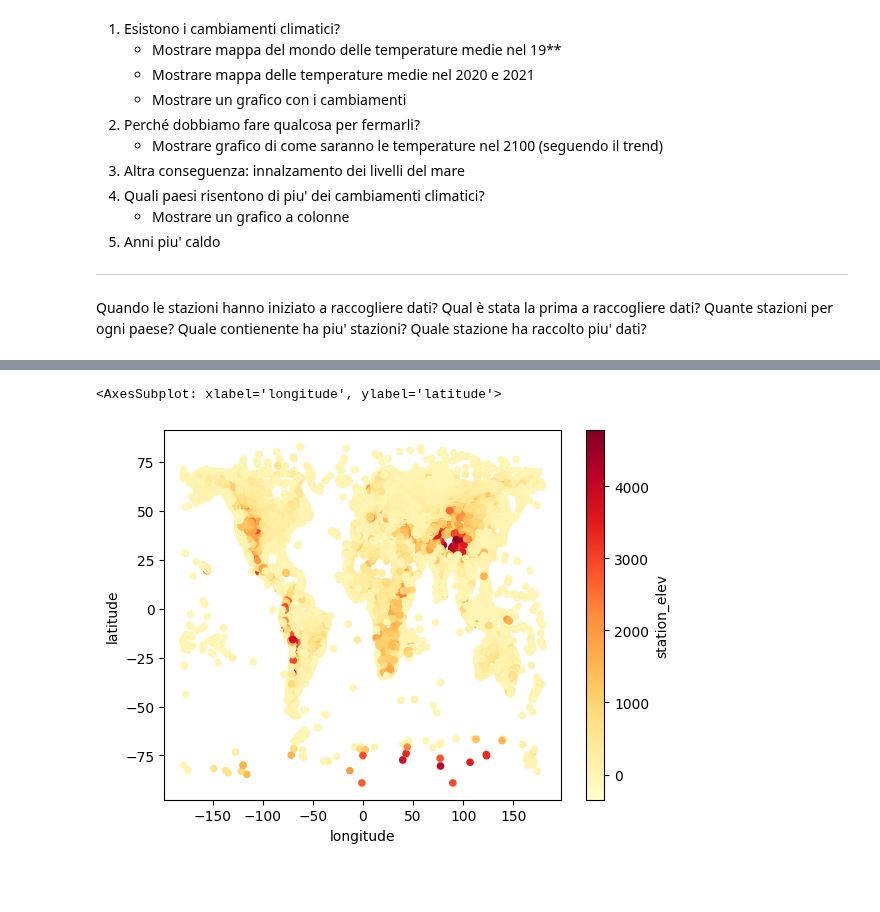
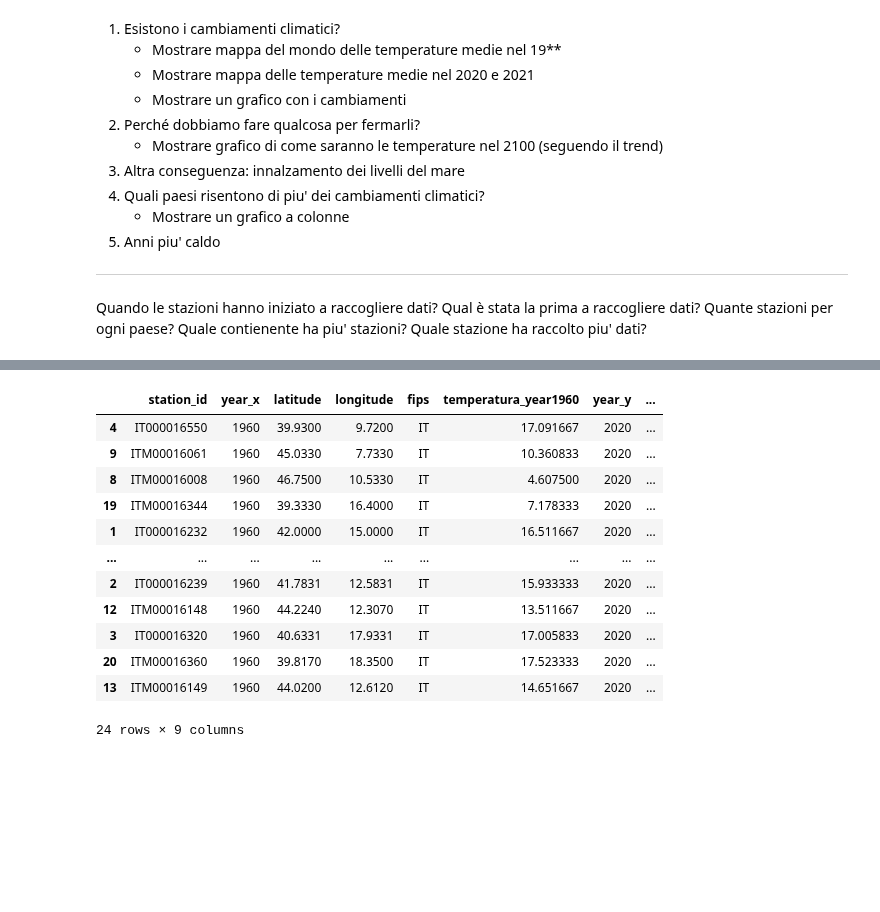
Before and after one commit to ElenaCurti/big-data, a Jupyter notebook: Attivita_03_DataAnalytics/file.ipynb, the cells around one changed output, grey strips where cells are left out. Drawn from its saved outputs; the diff is of its cells as text; code cells hidden in the pictures; blank space fills up the shorter version.

```diff
--- a/Attivita_03_DataAnalytics/file.ipynb
+++ b/Attivita_03_DataAnalytics/file.ipynb
@@ -282,8 +247,35 @@ plot_map_of_year(1960, 2021)
-# %%
-df_stations.plot(x="longitude", y="latitude", kind="scatter", c="station_elev",colormap="YlOrRd")
-# %% [output]
-<AxesSubplot: xlabel='longitude', ylabel='latitude'>
-[figure, removed]
+# %%
+def get_df(year):
+    df_to_plot = df_temperatures.merge(df_stations, on="station_id")
+    df_to_plot = df_to_plot[(df_to_plot["year"] == year)]
+    df_to_plot['temperatura_year'+str(year)] = df_to_plot[[calendar.month_name[i]+"_value" for i in range(1,13)]].mean(axis=1)
+    df_to_plot = df_to_plot[["station_id", "year","latitude", "longitude", "fips","temperatura_year"+str(year)]]
+    return df_to_plot
+
+d1= get_df(1960)
+d2= get_df(2020)
+d1 = d1[d1["fips"] == "IT"]
+d2 = d2[d2["fips"] == "IT"]
+
+df = d1.merge(d2, how="inner",  on=["station_id", "latitude", "longitude", "fips"])#,  left_on=['station_id'], right_on = ['station_id'])
+df['diff_temperatura'] = df['temperatura_year'+str(1960)] - df['temperatura_year'+str(2020)]
+
+
+display(df.sort_values(by="diff_temperatura"))
+# %% [output]
+|  | station_id | year_x | latitude | longitude | fips | temperatura_year1960 | year_y | ... |
+| 4 | IT000016550 | 1960 | 39.9300 | 9.7200 | IT | 17.091667 | 2020 | ... |
+| 9 | ITM00016061 | 1960 | 45.0330 | 7.7330 | IT | 10.360833 | 2020 | ... |
+| 8 | ITM00016008 | 1960 | 46.7500 | 10.5330 | IT | 4.607500 | 2020 | ... |
+| 19 | ITM00016344 | 1960 | 39.3330 | 16.4000 | IT | 7.178333 | 2020 | ... |
+| 1 | IT000016232 | 1960 | 42.0000 | 15.0000 | IT | 16.511667 | 2020 | ... |
+| ... | ... | ... | ... | ... | ... | ... | ... | ... |
+| 2 | IT000016239 | 1960 | 41.7831 | 12.5831 | IT | 15.933333 | 2020 | ... |
+| 12 | ITM00016148 | 1960 | 44.2240 | 12.3070 | IT | 13.511667 | 2020 | ... |
+| 3 | IT000016320 | 1960 | 40.6331 | 17.9331 | IT | 17.005833 | 2020 | ... |
+| 20 | ITM00016360 | 1960 | 39.8170 | 18.3500 | IT | 17.523333 | 2020 | ... |
+| 13 | ITM00016149 | 1960 | 44.0200 | 12.6120 | IT | 14.651667 | 2020 | ... |
+24 rows × 9 columns
 # %%
 # print("len prima =\t", len(df_temperatures))
 # for i in range(1,13):
```
Also changed, not shown: parts of 4 cells of this notebook.
